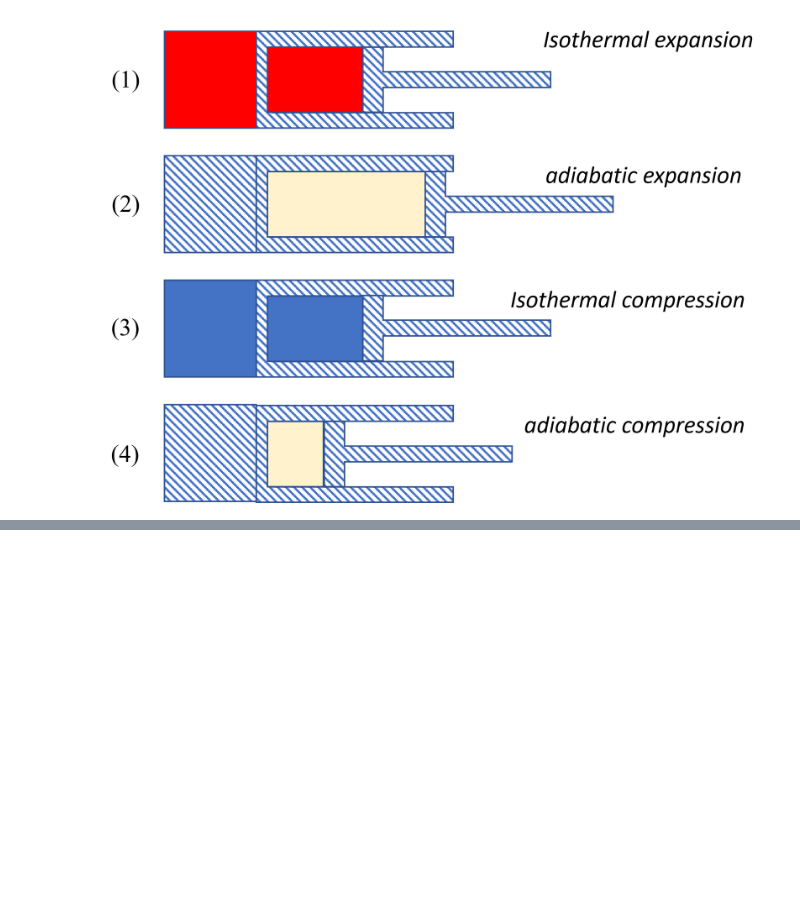
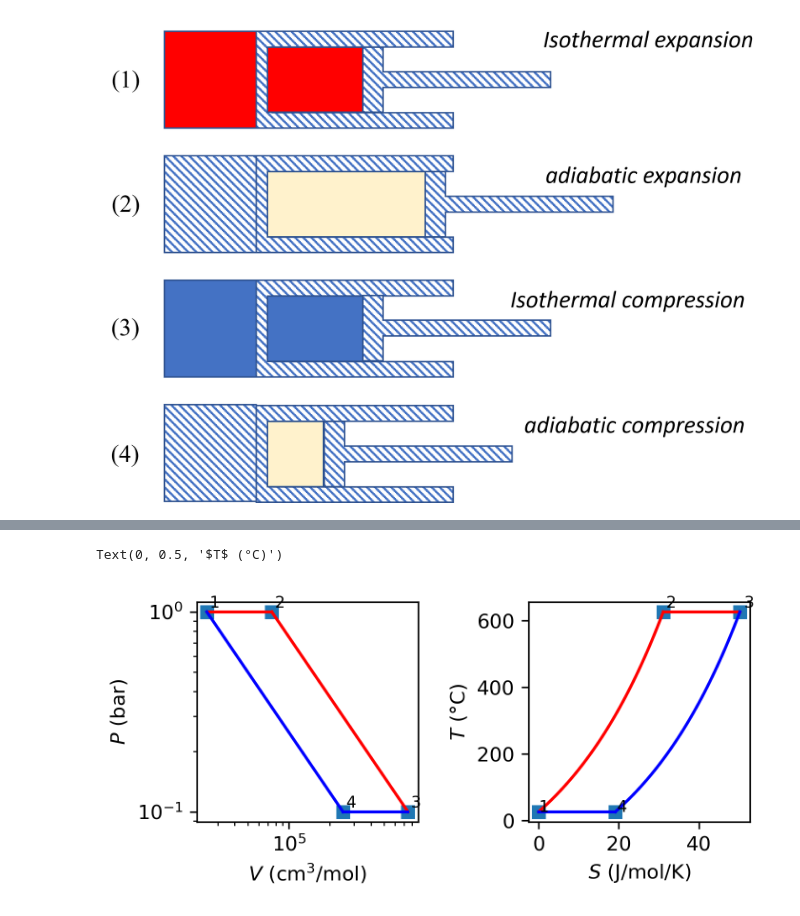
Before and after one commit to richardslaboratory/ChBE211_OER, a Jupyter notebook: _sources/Ch3/3.Heat-Engines.ipynb, the cells around one changed output, grey strips where cells are left out. Drawn from its saved outputs; the diff is of its cells as text; code cells hidden in the pictures; blank space fills up the shorter version.

```diff
--- a/_sources/Ch3/3.Heat-Engines.ipynb
+++ b/_sources/Ch3/3.Heat-Engines.ipynb
@@ -5,7 +5,7 @@ Heat engines produce useful work using the flow of heat from gradient in tempera
 
 While there are many examples of heat engines, in thermodynamics for chemical engineers, we are principally concerned with heat engines that utilize fluids to convert heat to mechanical work.
 # %%
-path = 'C:\\Users\\richa\\OneDrive - Northwestern University\\Northwestern\\Teaching\\Thermodynamics Notes\\Thermodynamics-Notes\\images'
+path = 'C:$$Users$$richa$$OneDrive - Northwestern University$$Northwestern$$Teaching$$Thermodynamics Notes$$Thermodynamics-Notes$$images'
 import os
 from IPython.display import Image
 Image(os.path.join(path, "Heat Engine Reservoir.png"))
@@ -522,0 +1185,40 @@ Text(0.5, 0, '$S$ $(J/(mol\\cdot K)$')
+# %%
+V_,P_,T_,S_,U_,A_,PVpath_,TSpath_ = Ericsson_IG(Th=900, Tc=300, P1=1, rp=10, Cv=20)
+
+labels = ["1", "2", "3", "4", "1"]
+colors = ['r','r','b','b']
+
+fig, ax = plt.subplots(dpi=300, figsize=(5,2), ncols=2)
+fig.subplots_adjust(wspace=0.5)
+
+# -
+# PV plot
+# -
+ax[0].plot(V_, P_, marker='s', linestyle='')
+for i, path in enumerate(PVpath_):
+    ax[0].plot(path[0], path[1], c=colors[i])
+
+for i in range(4):
+    ax[0].text(V_[i]*1.05, P_[i]*1.05, labels[i], fontsize=8)
+
+ax[0].set_xscale('log')
+ax[0].set_yscale('log')
+ax[0].set_xlabel(r'$V$ (cm$^3$/mol)')
+ax[0].set_ylabel(r'$P$ (bar)')
+
+
+# -
+# TS plot
+# -
+ax[1].plot(S_, T_, marker='s', linestyle='')
+for i, path in enumerate(TSpath_):
+    ax[1].plot(path[1], path[0], c=colors[i])
+
+for i in range(4):
+    ax[1].text(S_[i]*1.02, T_[i]*1.02, labels[i], fontsize=8)
+
+ax[1].set_xlabel(r'$S$ (J/mol/K)')
+ax[1].set_ylabel(r'$T$ (°C)')
+# %% [output]
+Text(0, 0.5, '$T$ (°C)')
+[figure, added]
```
Also changed, not shown: parts of 14 cells of this notebook, 23 other files.
